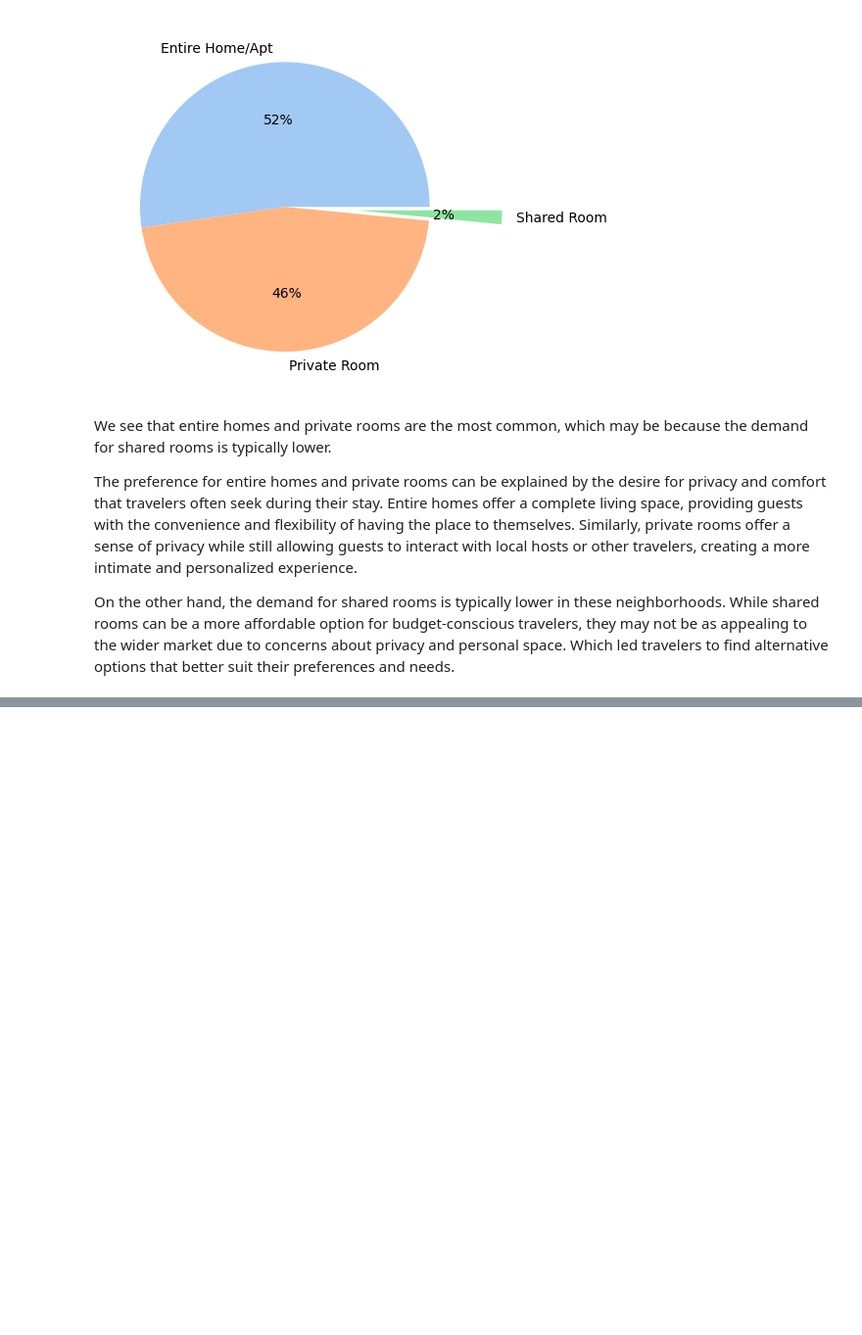
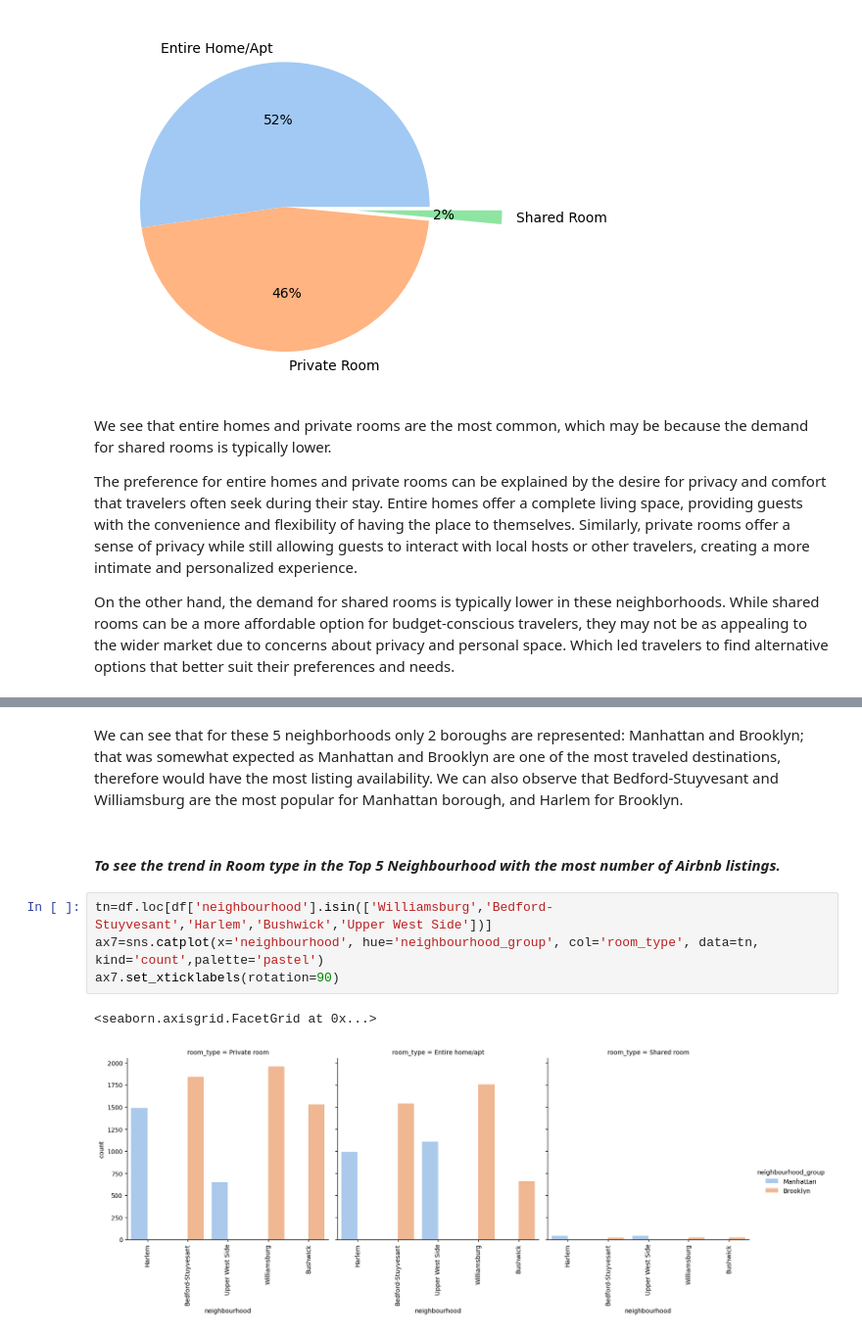
Before and after one commit to Nilaadri/Projects, a Jupyter notebook: NYC_Airbnb_Exploratory_Data_Analysis.ipynb, the cells around one changed output, grey strips where cells are left out. Shown at 98% size. Drawn from its saved outputs; the diff is of its cells as text; blank space fills up the shorter version.

```diff
--- a/NYC_Airbnb_Exploratory_Data_Analysis.ipynb
+++ b/NYC_Airbnb_Exploratory_Data_Analysis.ipynb
@@ -367,0 +411,11 @@ On the other hand, the demand for shared rooms is typically lower in these neigh
+# %% [markdown]
+We can see that for these 5 neighborhoods only 2 boroughs are represented: Manhattan and Brooklyn; that was somewhat expected as Manhattan and Brooklyn are one of the most traveled destinations, therefore would have the most listing availability. We can also observe that Bedford-Stuyvesant and Williamsburg are the most popular for Manhattan borough, and Harlem for Brooklyn.
+# %% [markdown]
+#### *To see the trend in Room type in the Top 5 Neighbourhood with the most number of Airbnb listings.*
+# %%
+tn=df.loc[df['neighbourhood'].isin(['Williamsburg','Bedford-Stuyvesant','Harlem','Bushwick','Upper West Side'])]
+ax7=sns.catplot(x='neighbourhood', hue='neighbourhood_group', col='room_type', data=tn, kind='count',palette='pastel')
+ax7.set_xticklabels(rotation=90)
+# %% [output]
+<seaborn.axisgrid.FacetGrid at 0x...>
+[figure, added]
```
Also changed, not shown: parts of 29 cells of this notebook.
